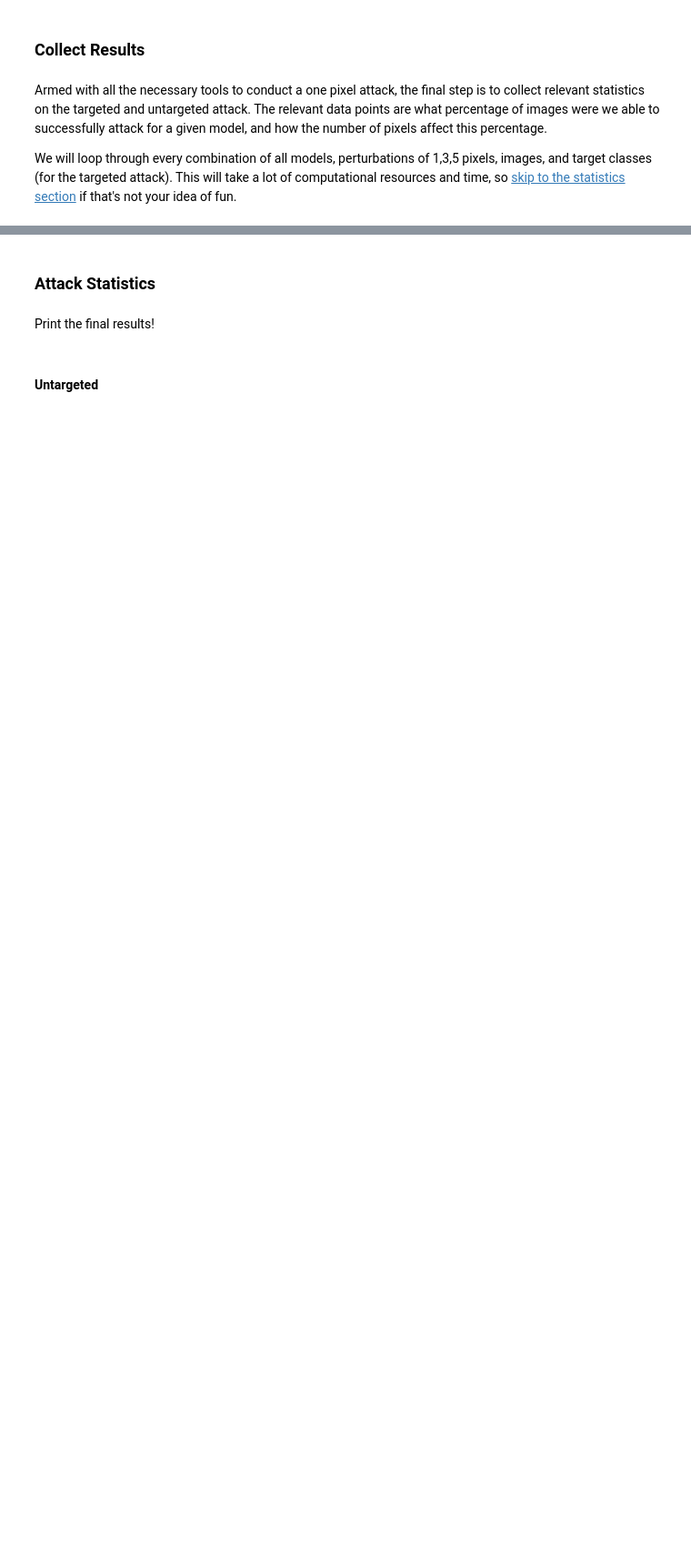
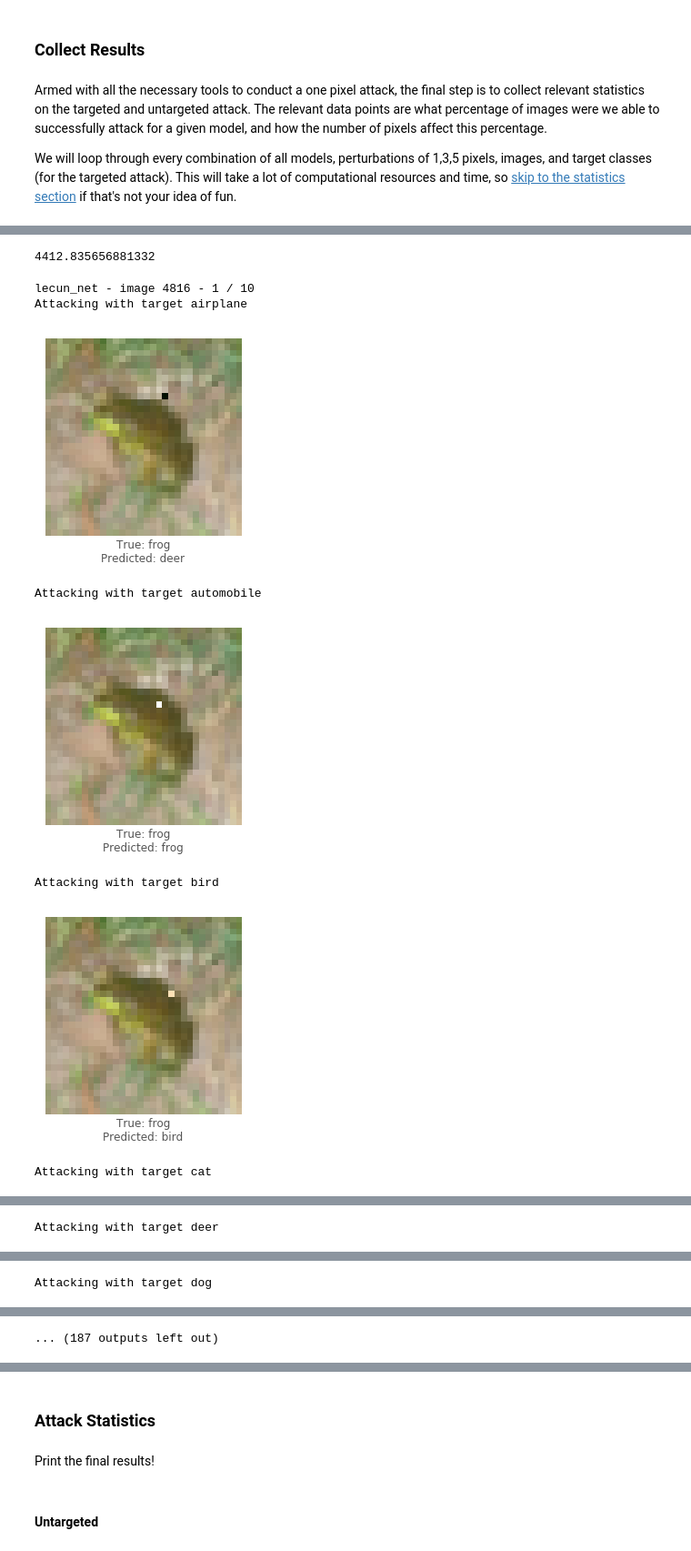
Before and after one commit to shanicky4ever/one-pixel-attack-feature, a Jupyter notebook: one-pixel-attack-edit.ipynb, the cells around one changed output, grey strips where cells are left out. Shown at 91% size. Saved outputs shown, nothing was run; the diff lists cells and outputs as text; code cells hidden in the pictures; blank space fills up the shorter version.

```diff
--- a/one-pixel-attack-edit.ipynb
+++ b/one-pixel-attack-edit.ipynb
@@ -423,3 +432,19 @@ lecun_net - image 1659 - 6 / 100
 ... (187 outputs left out)
+# %%
+untargeted_time=time_end-time_start
+print(untargeted_time)
+# %% [output]
+4412.835656881332
 # %%
+time_start=time()
 targeted = attack_all(models, samples=10, targeted=True)
+time_end=time()
+# %% [output]
+lecun_net - image 4816 - 1 / 10
+Attacking with target airplane
+[figure, added]
+Attacking with target automobile
+[figure, added]
+Attacking with target bird
+[figure, added]
+Attacking with target cat
@@ -425,0 +452 @@ targeted = attack_all(models, samples=10, targeted=True)
+Attacking with target deer
@@ -425,0 +454 @@ targeted = attack_all(models, samples=10, targeted=True)
+Attacking with target dog
@@ -425,0 +456 @@ targeted = attack_all(models, samples=10, targeted=True)
+... (187 outputs left out)
```
Also changed, not shown: parts of 11 cells of this notebook, 5 other files.
